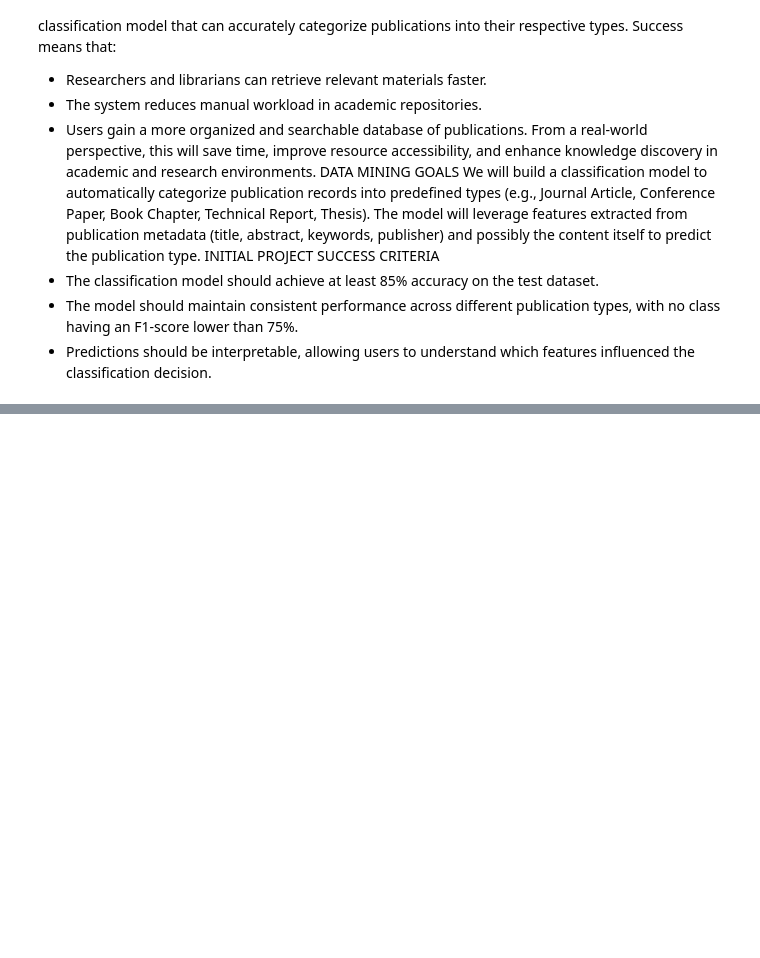
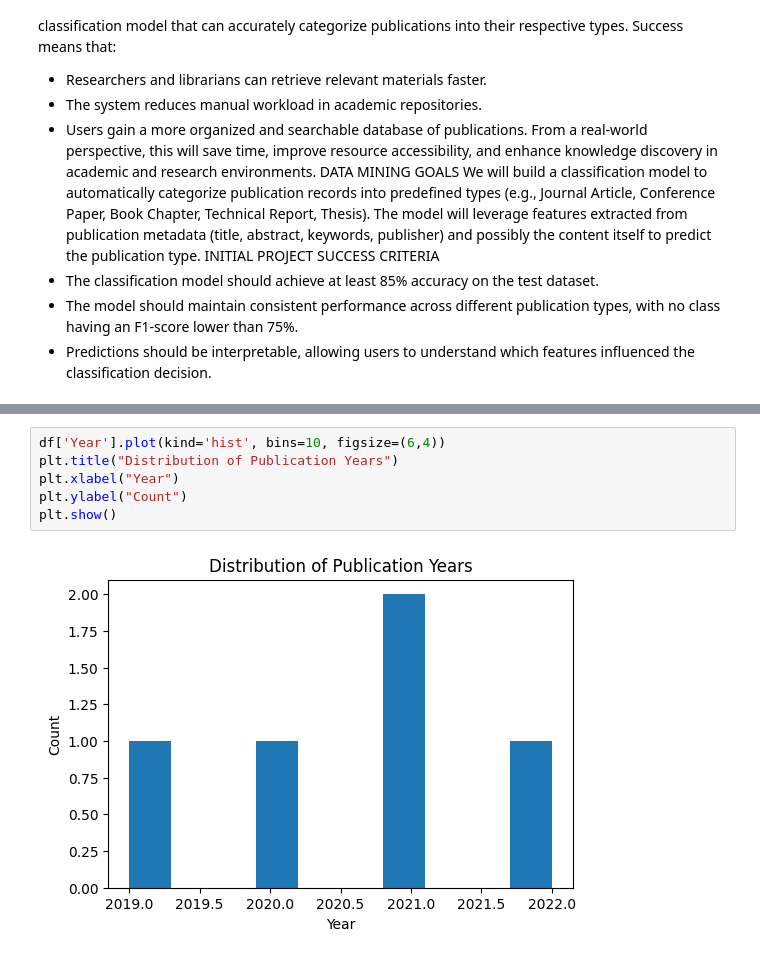
Before and after one commit to Tikulirekuti-Mwale/Publication_Types, a Jupyter notebook: 1_Business_Understanding.ipynb, the cells around one changed output, grey strips where cells are left out. Drawn from its saved outputs; the diff is of its cells as text; blank space fills up the shorter version.

```diff
--- a/1_Business_Understanding.ipynb
+++ b/1_Business_Understanding.ipynb
@@ -29,0 +82,8 @@ df.head()
+# %%
+df['Year'].plot(kind='hist', bins=10, figsize=(6,4))
+plt.title("Distribution of Publication Years")
+plt.xlabel("Year")
+plt.ylabel("Count")
+plt.show()
+# %% [output]
+[figure, added]
```
Also changed, not shown: parts of 6 cells of this notebook.
